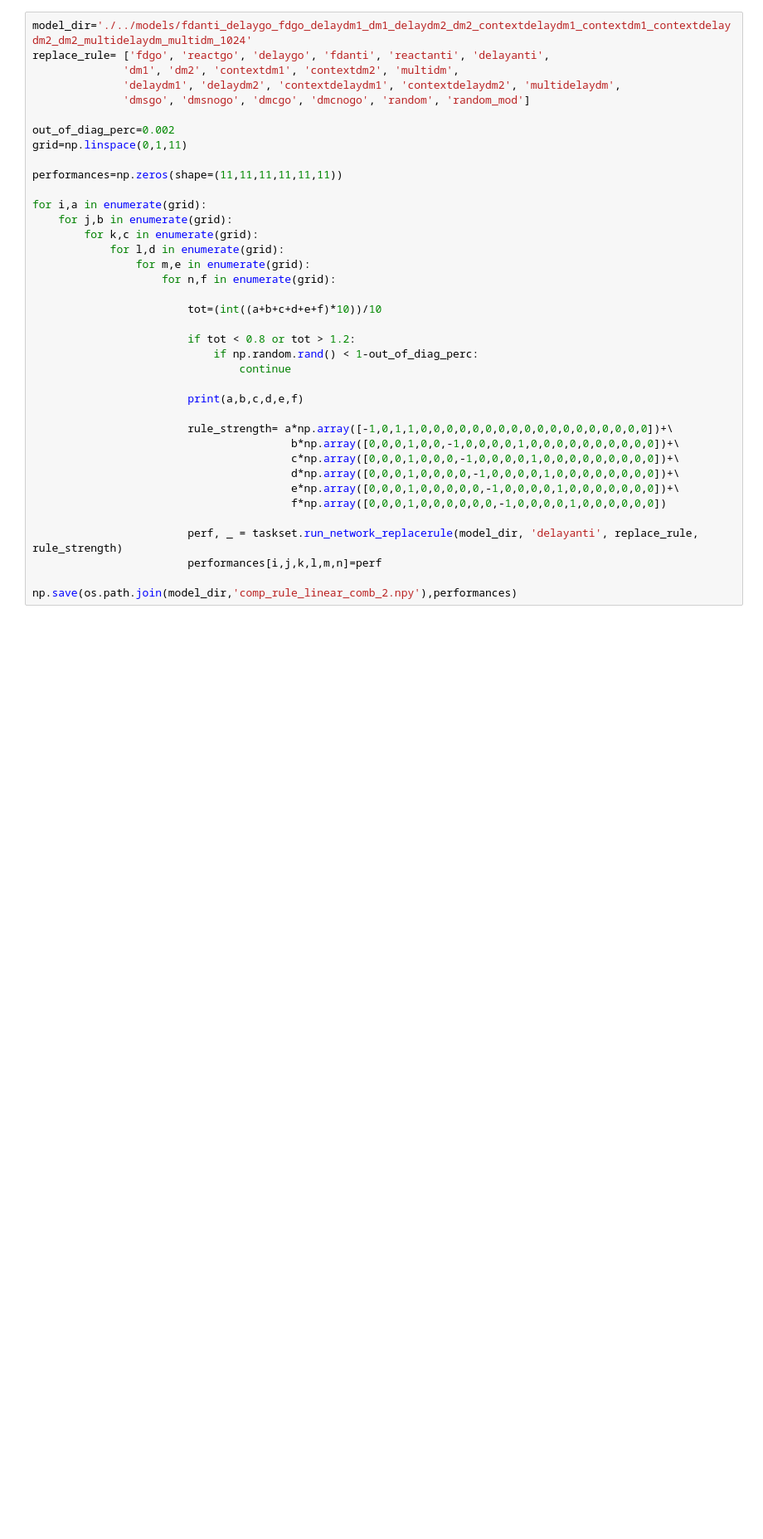
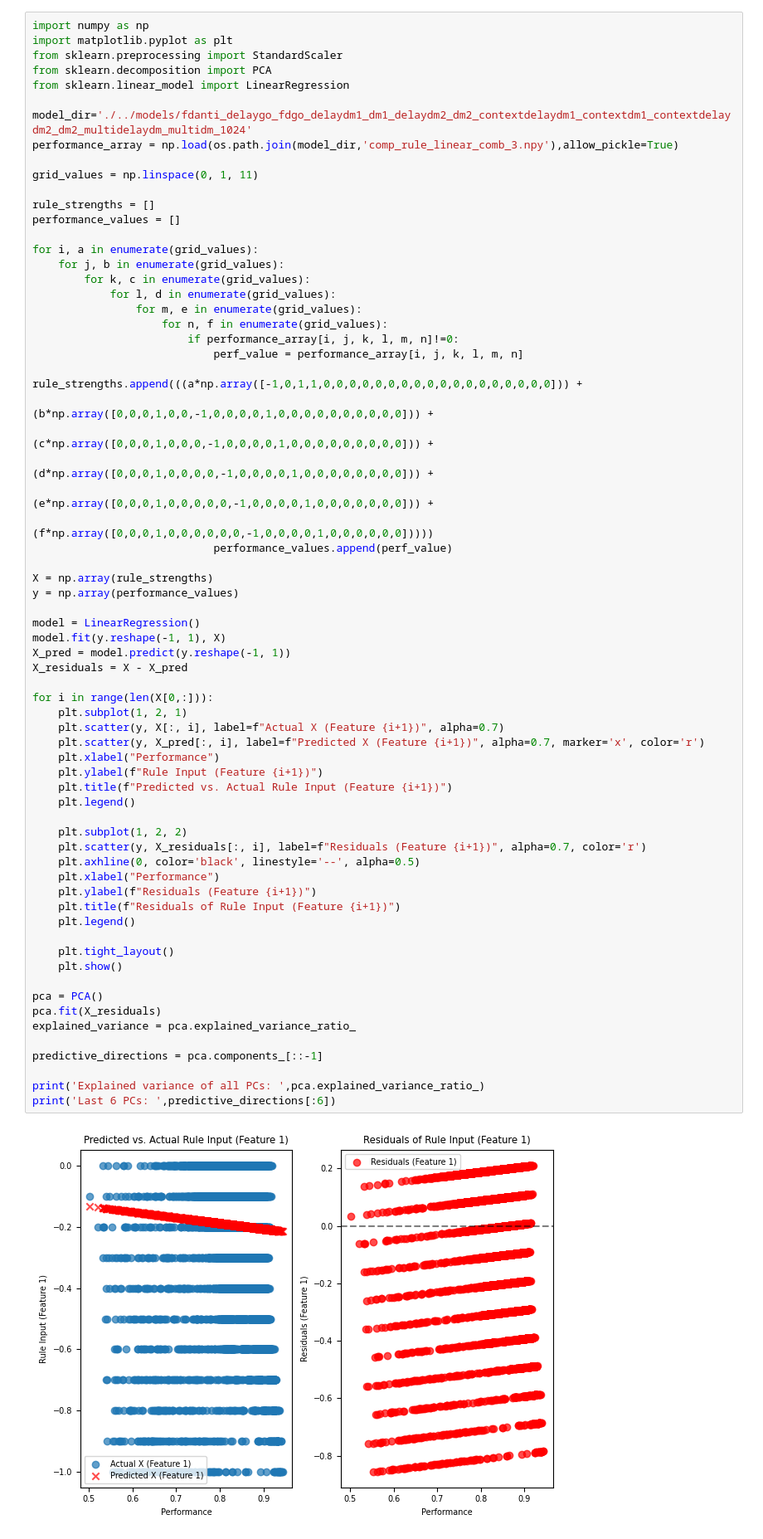
Before and after one commit to burnhamdr/multitask, a Jupyter notebook: rt_visualization.ipynb, the cells around one changed output. Shown at 83% size. Cells and saved outputs as stored; diff of their text form; blank space fills up the shorter version.

```diff
--- a/rt_visualization.ipynb
+++ b/rt_visualization.ipynb
@@ -75,39 +309,69 @@ Performance on delayanti when instructed with multidm family:  0.667999999999999
 # %%
+import numpy as np
+import matplotlib.pyplot as plt
+from sklearn.preprocessing import StandardScaler
+from sklearn.decomposition import PCA
+from sklearn.linear_model import LinearRegression
+
 model_dir='./../models/fdanti_delaygo_fdgo_delaydm1_dm1_delaydm2_dm2_contextdelaydm1_contextdm1_contextdelaydm2_dm2_multidelaydm_multidm_1024'
-replace_rule= ['fdgo', 'reactgo', 'delaygo', 'fdanti', 'reactanti', 'delayanti',
-              'dm1', 'dm2', 'contextdm1', 'contextdm2', 'multidm',
-              'delaydm1', 'delaydm2', 'contextdelaydm1', 'contextdelaydm2', 'multidelaydm',
-              'dmsgo', 'dmsnogo', 'dmcgo', 'dmcnogo', 'random', 'random_mod']
+performance_array = np.load(os.path.join(model_dir,'comp_rule_linear_comb_3.npy'),allow_pickle=True)
 
-out_of_diag_perc=0.002
-grid=np.linspace(0,1,11)
+grid_values = np.linspace(0, 1, 11)
 
-performances=np.zeros(shape=(11,11,11,11,11,11))
+rule_strengths = []
+performance_values = []
 
-for i,a in enumerate(grid):
-    for j,b in enumerate(grid):
-        for k,c in enumerate(grid):
-            for l,d in enumerate(grid):
-                for m,e in enumerate(grid):
-                    for n,f in enumerate(grid):
+for i, a in enumerate(grid_values):
+    for j, b in enumerate(grid_values):
+        for k, c in enumerate(grid_values):
+            for l, d in enumerate(grid_values):
+                for m, e in enumerate(grid_values):
+                    for n, f in enumerate(grid_values):
+                        if performance_array[i, j, k, l, m, n]!=0:
+                            perf_value = performance_array[i, j, k, l, m, n]
+                            rule_strengths.append(((a*np.array([-1,0,1,1,0,0,0,0,0,0,0,0,0,0,0,0,0,0,0,0,0,0])) +
+                                                    (b*np.array([0,0,0,1,0,0,-1,0,0,0,0,1,0,0,0,0,0,0,0,0,0,0])) +
+                                                    (c*np.array([0,0,0,1,0,0,0,-1,0,0,0,0,1,0,0,0,0,0,0,0,0,0])) +
+                                                    (d*np.array([0,0,0,1,0,0,0,0,-1,0,0,0,0,1,0,0,0,0,0,0,0,0])) +
+                                                    (e*np.array([0,0,0,1,0,0,0,0,0,-1,0,0,0,0,1,0,0,0,0,0,0,0])) +
+                                                    (f*np.array([0,0,0,1,0,0,0,0,0,0,-1,0,0,0,0,1,0,0,0,0,0,0]))))
+                            performance_values.append(perf_value)
 
-                        tot=(int((a+b+c+d+e+f)*10))/10
+X = np.array(rule_strengths)
+y = np.array(performance_values)
 
-                        if tot < 0.8 or tot > 1.2:
-                            if np.random.rand() < 1-out_of_diag_perc:
-                                continue
+model = LinearRegression()
+model.fit(y.reshape(-1, 1), X)
+X_pred = model.predict(y.reshape(-1, 1))
+X_residuals = X - X_pred
 
-                        print(a,b,c,d,e,f)
+for i in range(len(X[0,:])):
+    plt.subplot(1, 2, 1)
+    plt.scatter(y, X[:, i], label=f"Actual X (Feature {i+1})", alpha=0.7)
+    plt.scatter(y, X_pred[:, i], label=f"Predicted X (Feature {i+1})", alpha=0.7, marker='x', color='r')
+    plt.xlabel("Performance")
+    plt.ylabel(f"Rule Input (Feature {i+1})")
+    plt.title(f"Predicted vs. Actual Rule Input (Feature {i+1})")
+    plt.legend()
 
-                        rule_strength= a*np.array([-1,0,1,1,0,0,0,0,0,0,0,0,0,0,0,0,0,0,0,0,0,0])+\
-                                        b*np.array([0,0,0,1,0,0,-1,0,0,0,0,1,0,0,0,0,0,0,0,0,0,0])+\
-                                        c*np.array([0,0,0,1,0,0,0,-1,0,0,0,0,1,0,0,0,0,0,0,0,0,0])+\
-                                        d*np.array([0,0,0,1,0,0,0,0,-1,0,0,0,0,1,0,0,0,0,0,0,0,0])+\
-                                        e*np.array([0,0,0,1,0,0,0,0,0,-1,0,0,0,0,1,0,0,0,0,0,0,0])+\
-                                        f*np.array([0,0,0,1,0,0,0,0,0,0,-1,0,0,0,0,1,0,0,0,0,0,0])
+    plt.subplot(1, 2, 2)
+    plt.scatter(y, X_residuals[:, i], label=f"Residuals (Feature {i+1})", alpha=0.7, color='r')
+    plt.axhline(0, color='black', linestyle='--', alpha=0.5)
+    plt.xlabel("Performance")
+    plt.ylabel(f"Residuals (Feature {i+1})")
+    plt.title(f"Residuals of Rule Input (Feature {i+1})")
+    plt.legend()
 
-                        perf, _ = taskset.run_network_replacerule(model_dir, 'delayanti', replace_rule, rule_strength)
-                        performances[i,j,k,l,m,n]=perf
+    plt.tight_layout()
+    plt.show()
 
-np.save(os.path.join(model_dir,'comp_rule_linear_comb_2.npy'),performances)
+pca = PCA()
+pca.fit(X_residuals)
+explained_variance = pca.explained_variance_ratio_
+
+predictive_directions = pca.components_[::-1]
+
+print('Explained variance of all PCs: ',pca.explained_variance_ratio_)
+print('Last 6 PCs: ',predictive_directions[:6])
 # %% [output]
+[figure, added]
```
Also changed, not shown: parts of 9 cells of this notebook.
